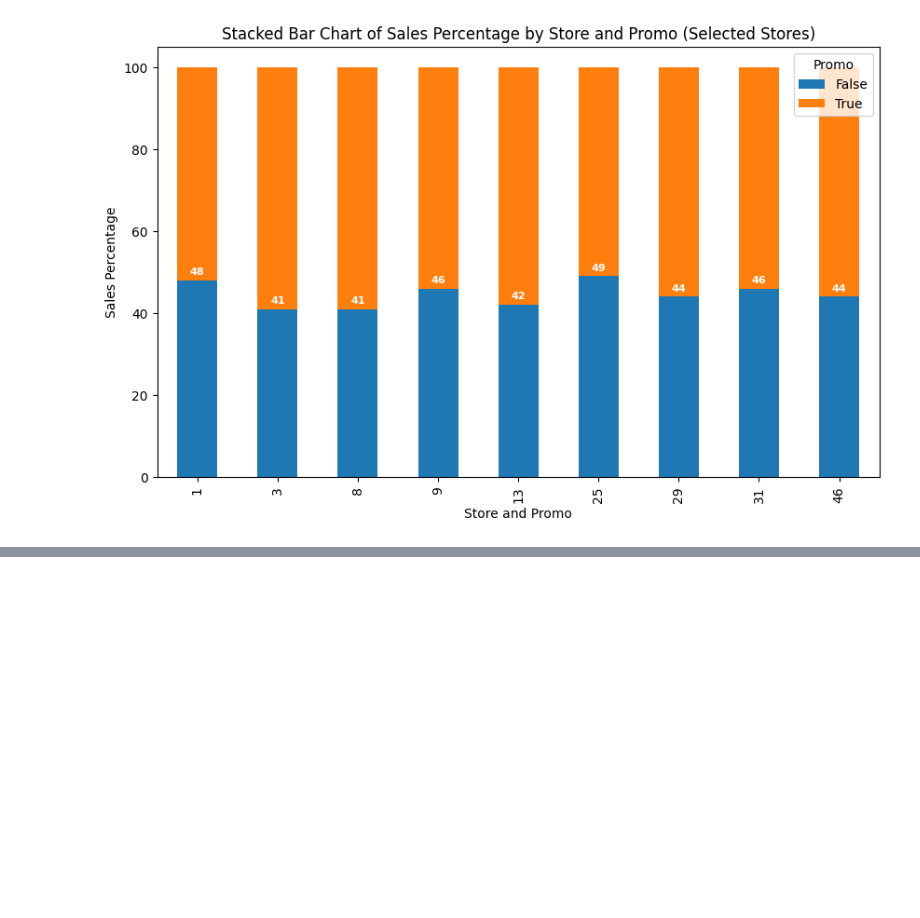
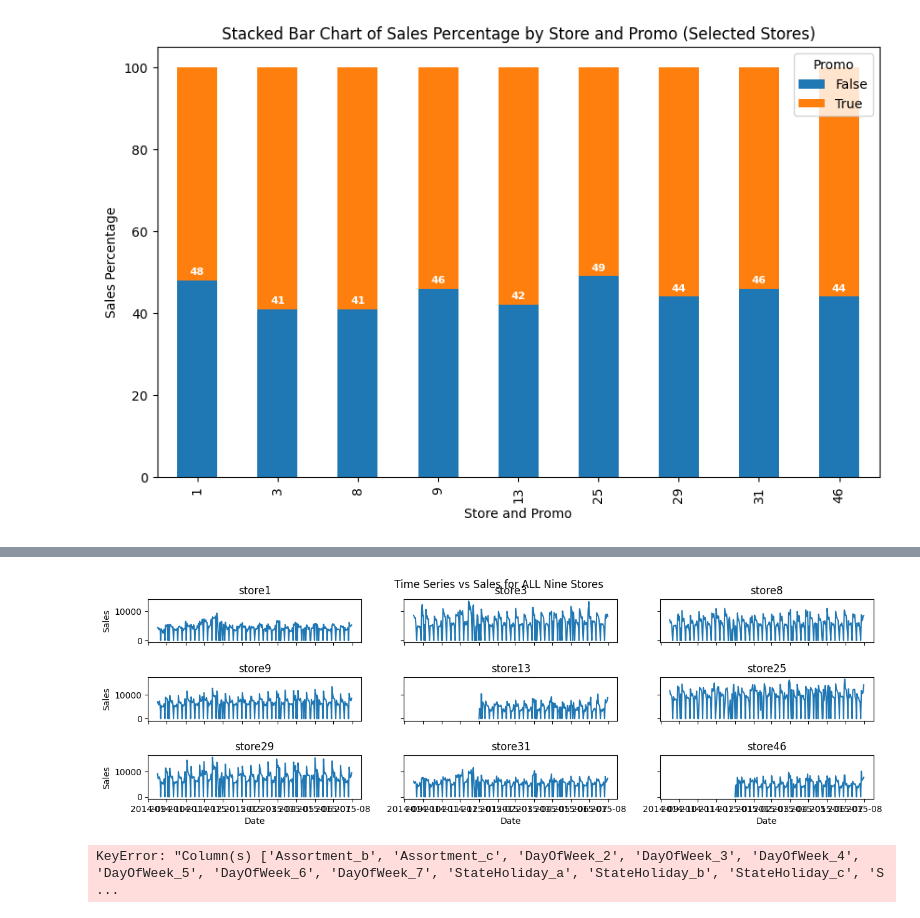
Before and after one commit to chitra-psg/rossmann_sales_prediction, a Jupyter notebook: Rossman_Sales_Prediction_Final.ipynb, the cells around one changed output, grey strips where cells are left out. Saved outputs shown, nothing was run; the diff lists cells and outputs as text; code cells hidden in the pictures; blank space fills up the shorter version.

```diff
--- a/Rossman_Sales_Prediction_Final.ipynb
+++ b/Rossman_Sales_Prediction_Final.ipynb
@@ -436,0 +458,33 @@ display(Markdown(f"Pearson cofficient is `{'%.2f' % filtered_df[['Sales', 'Custo
+# %%
+# Time series with Sales
+
+range_dict = {"0":"1", "1":"3", "2":"5"}
+fig, axis = plt.subplots(3, 3, sharex='col', sharey='row', figsize=(15,4))
+fig.suptitle('Time Series vs Sales for ALL Nine Stores')
+fig.subplots_adjust(left=left, bottom=bottom, right=right, top=top, wspace=wspace, hspace=hspace)
+
+for x in range (0,3):
+    incr = range_dict[str(x)]
+    for y in range (0,3):
+        i = x + y + int(incr)
+        label = label_dfs[i-1]
+        d = store_dfs[i-1]
+        #
+        axis[x,y].title.set_text(label)
+        sns.lineplot(x=d.Date, y='Sales', data=d, ax=axis[x,y])
+# %% [output]
+[figure, added]
+# %%
+# aggrigating the data for model building
+store_sales_grouped = store_sales_nooutlier.groupby(['Date']).agg({'Sales': 'mean',
+                                           'Customers':'mean',
+                                           'Promo': 'sum',
+                                           'StateHoliday_a':'mean','StateHoliday_b':'mean','StateHoliday_c':'mean',
+                                           'StoreType_b' : 'mean','StoreType_c' : 'mean','StoreType_d' : 'mean',
+                                           'Assortment_b':'mean', 'Assortment_c':'mean',
+                                           'DayOfWeek_2':'mean','DayOfWeek_3':'mean',
+                                           'DayOfWeek_4':'mean','DayOfWeek_5':'mean',
+                                           'DayOfWeek_6':'mean','DayOfWeek_7':'mean'})
+store_sales_grouped.head(2)
+# %% [output]
+KeyError: "Column(s) ['Assortment_b', 'Assortment_c', 'DayOfWeek_2', 'DayOfWeek_3', 'DayOfWeek_4', 'DayOfWeek_5', 'DayOfWeek_6', 'DayOfWeek_7', 'StateHoliday_a', 'StateHoliday_b', 'StateHoliday_c', 'S ...
```
Also changed, not shown: parts of 49 cells of this notebook.
